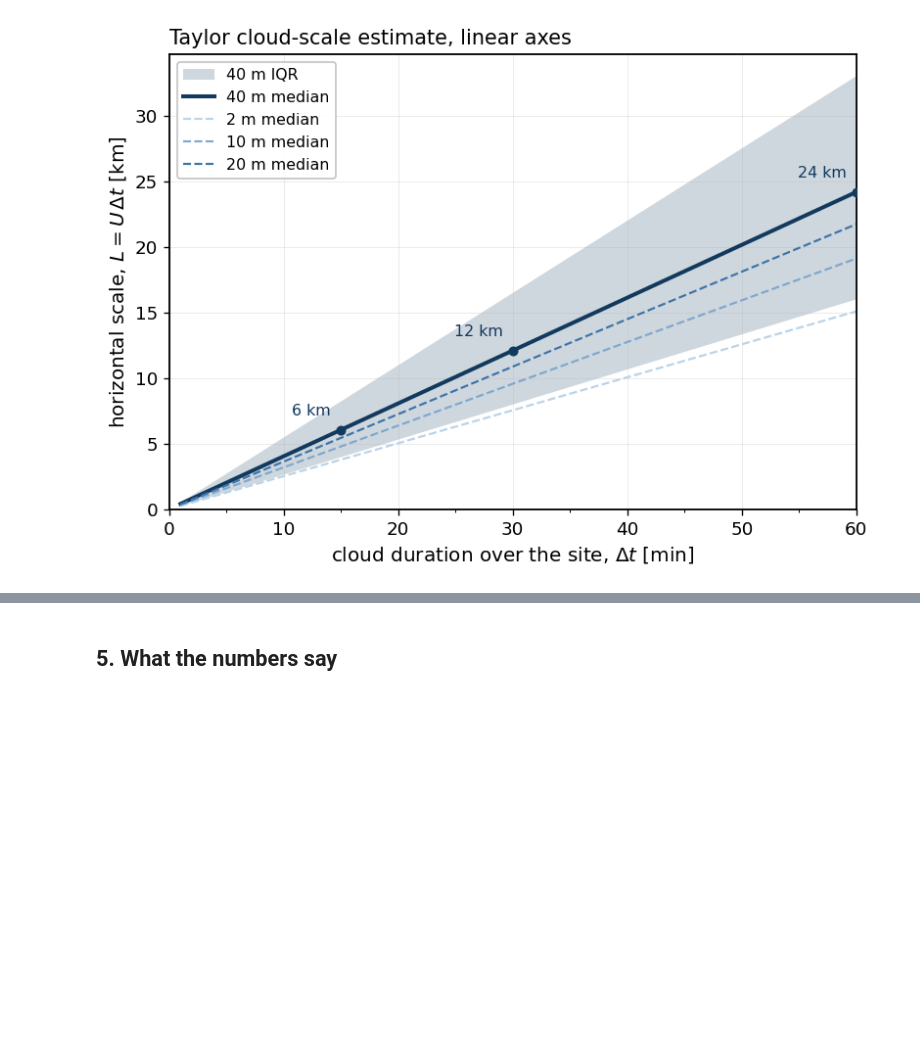
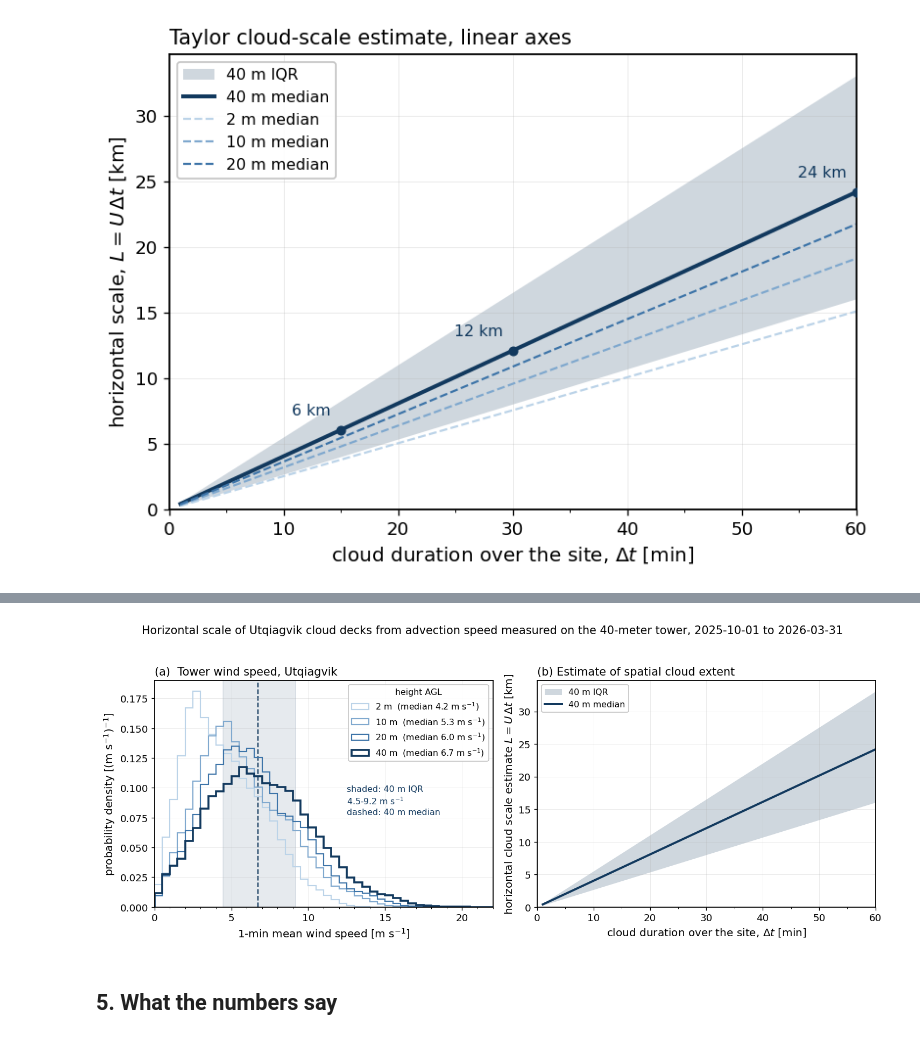
Before and after one commit to andrewjbuggee/Python-Research, a Jupyter notebook: northSlope_alaska_doeARM/taylor_hypothesis_cloud_spatial_scale.ipynb, the cells around one changed output, grey strips where cells are left out. Drawn from its saved outputs; the diff is of its cells as text; code cells hidden in the pictures; blank space fills up the shorter version.

```diff
--- a/northSlope_alaska_doeARM/taylor_hypothesis_cloud_spatial_scale.ipynb
+++ b/northSlope_alaska_doeARM/taylor_hypothesis_cloud_spatial_scale.ipynb
@@ -484,3 +484,85 @@ plt.show()
 # %% [output]
 figure saved: figures/taylor_cloud_scale_linear_nsa_2025-10-01_2026-03-31.png
 [figure]
+# %%
+fig3, (ax_dist, ax_scale) = plt.subplots(1, 2, figsize=(12.4, 4.9))
+
+# ---- (a) wind-speed distributions at all four tower levels ----------------
+bins_m_s = np.arange(0, 26.5, 0.5)
+for h_m in HEIGHTS_M:
+    u_m_s = level_speeds_m_s(twr, h_m)
+    ax_dist.hist(
+        u_m_s,
+        bins=bins_m_s,
+        density=True,
+        histtype="step",
+        lw=2.2 if h_m == TOP_HEIGHT_M else 1.3,
+        color=LEVEL_COLORS_M[h_m],
+        label=f"{h_m:.0f} m  (median {np.median(u_m_s):.1f} m s$^{{-1}}$)",
+    )
+
+# Shade the 40-m IQR: this is the band that becomes the wedge in panel (b).
+ax_dist.axvspan(U_Q25_M_S, U_Q75_M_S, color=LEVEL_COLORS_M[40.0], alpha=0.10, zorder=0)
+ax_dist.axvline(U_MEDIAN_M_S, color=LEVEL_COLORS_M[40.0], ls="--", lw=1.4, zorder=1)
+y_top = ax_dist.get_ylim()[1]
+ax_dist.text(
+    U_Q75_M_S + 3.3, y_top * 0.47,
+    f"shaded: 40 m IQR\n{U_Q25_M_S:.1f}-{U_Q75_M_S:.1f} m s$^{{-1}}$\n"
+    f"dashed: 40 m median",
+    fontsize=9.5, color=LEVEL_COLORS_M[40.0], va="center", linespacing=1.35,
+)
+
+ax_dist.set_xlim(0, 22)
+ax_dist.set_xlabel("1-min mean wind speed [m s$^{-1}$]")
+ax_dist.set_ylabel("probability density [(m s$^{-1}$)$^{-1}$]")
+ax_dist.set_title("(a)  Tower wind speed, Utqiagvik", loc="left")
+ax_dist.xaxis.set_major_locator(MultipleLocator(5))
+ax_dist.xaxis.set_minor_locator(MultipleLocator(1))
+ax_dist.legend(title="height AGL", fontsize=9.5, title_fontsize=9.5, loc="upper right")
+ax_dist.grid(alpha=0.25, lw=0.6)
+
+# ---- (b) horizontal cloud scale estimate, linear axes ----------------
+dt_lin_min = np.linspace(1, 60, 200)
+dt_lin_s = dt_lin_min * 60.0
+
+ax_scale.fill_between(
+    dt_lin_min,
+    taylor_length_km(U_Q25_M_S, dt_lin_s),
+    taylor_length_km(U_Q75_M_S, dt_lin_s),
+    color=LEVEL_COLORS_M[40.0], alpha=0.20, lw=0, label="40 m IQR",
+)
+ax_scale.plot(dt_lin_min, taylor_length_km(U_MEDIAN_M_S, dt_lin_s),
+              color=LEVEL_COLORS_M[40.0], lw=2.4, label="40 m median")
+# for h_m in (2.0, 10.0, 20.0):
+#     u_med_m_s = float(np.median(level_speeds_m_s(twr, h_m)))
+#     ax_scale.plot(dt_lin_min, taylor_length_km(u_med_m_s, dt_lin_s),
+#                   color=LEVEL_COLORS_M[h_m], lw=1.3, ls="--", label=f"{h_m:.0f} m median")
+
+# for dt_mark_min in (15.0, 30.0, 60.0):
+#     l_km = float(taylor_length_km(U_MEDIAN_M_S, dt_mark_min * 60.0))
+#     ax_scale.plot([dt_mark_min], [l_km], "o", ms=5, color=LEVEL_COLORS_M[40.0], zorder=5)
+#     ax_scale.annotate(f"{l_km:.0f} km", xy=(dt_mark_min, l_km),
+#                        xytext=(-6, 9), textcoords="offset points",
+#                        fontsize=9.5, ha="right", color=LEVEL_COLORS_M[40.0])
+
+ax_scale.set_xlim(0, 60)
+ax_scale.set_ylim(bottom=0)
+ax_scale.set_xlabel("cloud duration over the site, $\\Delta t$ [min]")
+ax_scale.set_ylabel("horizontal cloud scale estimate $L = U\\,\\Delta t$ [km]")
+ax_scale.set_title("(b) Estimate of spatial cloud extent", loc="left")
+ax_scale.xaxis.set_major_locator(MultipleLocator(10))
+ax_scale.xaxis.set_minor_locator(MultipleLocator(5))
+ax_scale.legend(fontsize=9.5, loc="upper left")
+ax_scale.grid(alpha=0.25, lw=0.6)
+
+fig3.suptitle(
+    f"Horizontal scale of Utqiagvik cloud decks from advection speed measured on the 40-meter tower, "
+    f"{SEASON_START} to {SEASON_END}",
+    y=1.03, fontsize=12.5,
+)
+fig3.tight_layout()
+out_path = FIG_DIR / f"horizontal_cloud_scale_nsa_{SEASON_START}_{SEASON_END}.png"
+fig3.savefig(out_path, dpi=350)
+print(f"figure saved: {out_path}")
+plt.show()
+# %% [output]
@@ -487,3 +570,4 @@ figure saved: figures/taylor_cloud_scale_linear_nsa_2025-10-01_2026-03-31.png
+[figure, added]
 # %% [markdown]
 ## 5. What the numbers say
 # %%
```
Also changed, not shown: parts of 1 cell of this notebook, 1 other file.
